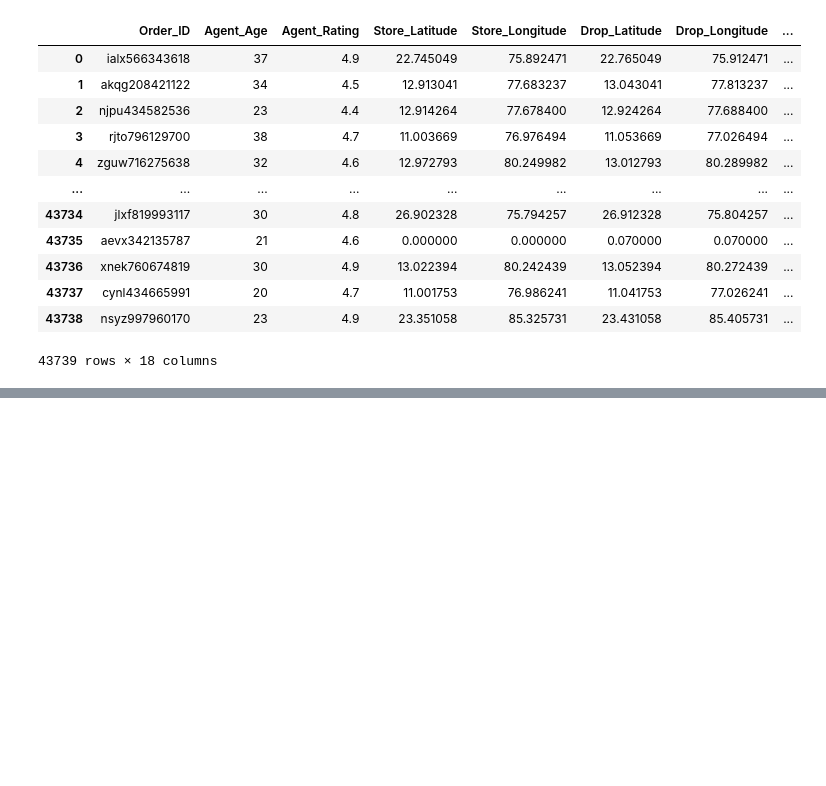
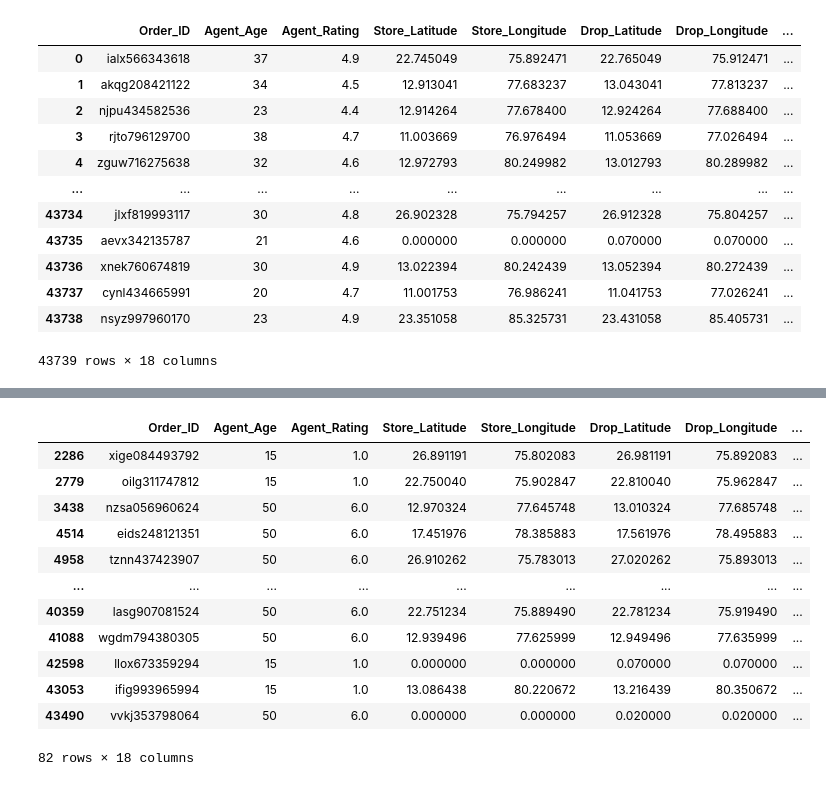
Before and after one commit to sushantkas/Project-3, a Jupyter notebook: EDA.ipynb, the cells around one changed output, grey strips where cells are left out. Saved outputs shown, nothing was run; the diff lists cells and outputs as text; code cells hidden in the pictures; blank space fills up the shorter version.

```diff
--- a/EDA.ipynb
+++ b/EDA.ipynb
@@ -696,0 +744,16 @@ amazon
+# %%
+amazon[amazon["Delay"]>=55]
+# %% [output]
+|  | Order_ID | Agent_Age | Agent_Rating | Store_Latitude | Store_Longitude | Drop_Latitude | Drop_Longitude | ... |
+| 2286 | xige084493792 | 15 | 1.0 | 26.891191 | 75.802083 | 26.981191 | 75.892083 | ... |
+| 2779 | oilg311747812 | 15 | 1.0 | 22.750040 | 75.902847 | 22.810040 | 75.962847 | ... |
+| 3438 | nzsa056960624 | 50 | 6.0 | 12.970324 | 77.645748 | 13.010324 | 77.685748 | ... |
+| 4514 | eids248121351 | 50 | 6.0 | 17.451976 | 78.385883 | 17.561976 | 78.495883 | ... |
+| 4958 | tznn437423907 | 50 | 6.0 | 26.910262 | 75.783013 | 27.020262 | 75.893013 | ... |
+| ... | ... | ... | ... | ... | ... | ... | ... | ... |
+| 40359 | lasg907081524 | 50 | 6.0 | 22.751234 | 75.889490 | 22.781234 | 75.919490 | ... |
+| 41088 | wgdm794380305 | 50 | 6.0 | 12.939496 | 77.625999 | 12.949496 | 77.635999 | ... |
+| 42598 | llox673359294 | 15 | 1.0 | 0.000000 | 0.000000 | 0.070000 | 0.070000 | ... |
+| 43053 | ifig993965994 | 15 | 1.0 | 13.086438 | 80.220672 | 13.216439 | 80.350672 | ... |
+| 43490 | vvkj353798064 | 50 | 6.0 | 0.000000 | 0.000000 | 0.020000 | 0.020000 | ... |
+82 rows × 18 columns
```
Also changed, not shown: parts of 13 cells of this notebook, 2 other files.
